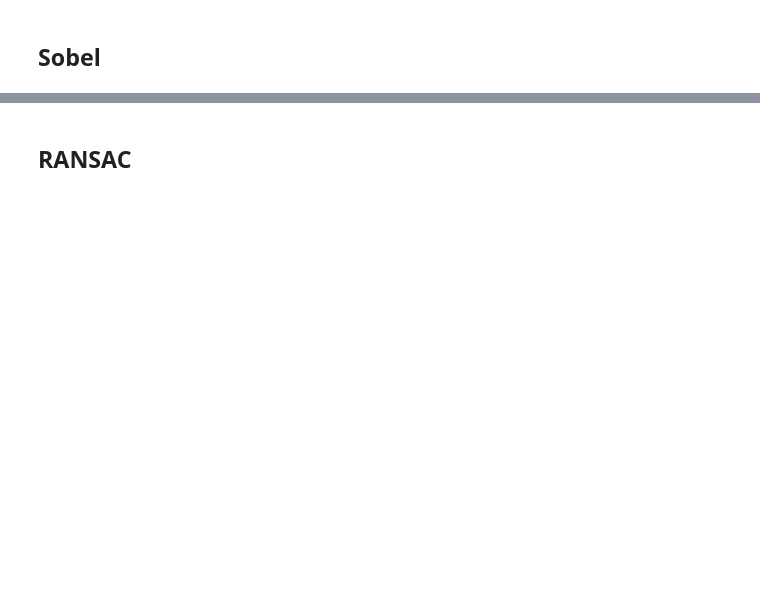
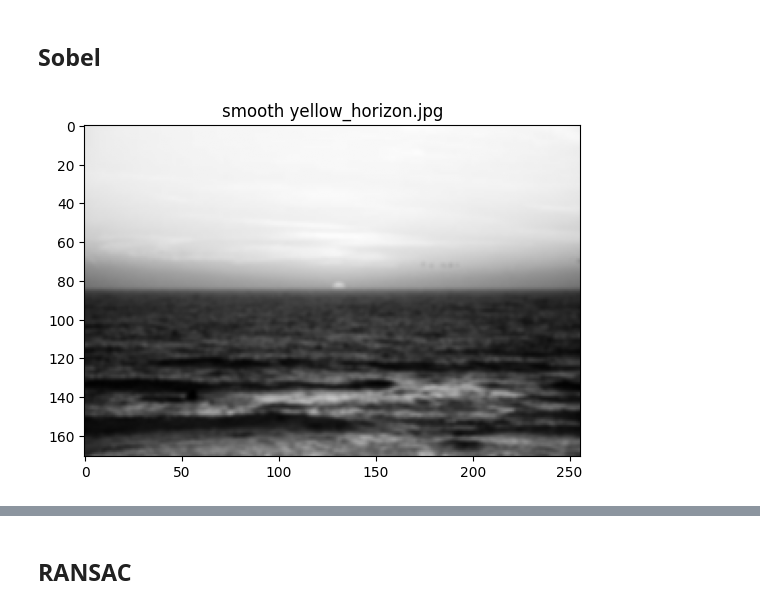
Before and after one commit to marekd6/CV1_labs, a Jupyter notebook: Assignment 03-20251203/cv1_3_2.ipynb, the cells around one changed output, grey strips where cells are left out. Drawn from its saved outputs; the diff is of its cells as text; code cells hidden in the pictures; blank space fills up the shorter version.

```diff
--- a/Assignment 03-20251203/cv1_3_2.ipynb
+++ b/Assignment 03-20251203/cv1_3_2.ipynb
@@ -61,2 +65,7 @@ img = load_display_img(pth)
 # %% [markdown]
 ## Sobel
+# %%
+smooth_img = ski.filters.gaussian(img)
+show_img(smooth_img, pth, 'smooth')
+# %% [output]
+[figure, added]
```
Also changed, not shown: parts of 41 cells of this notebook.
